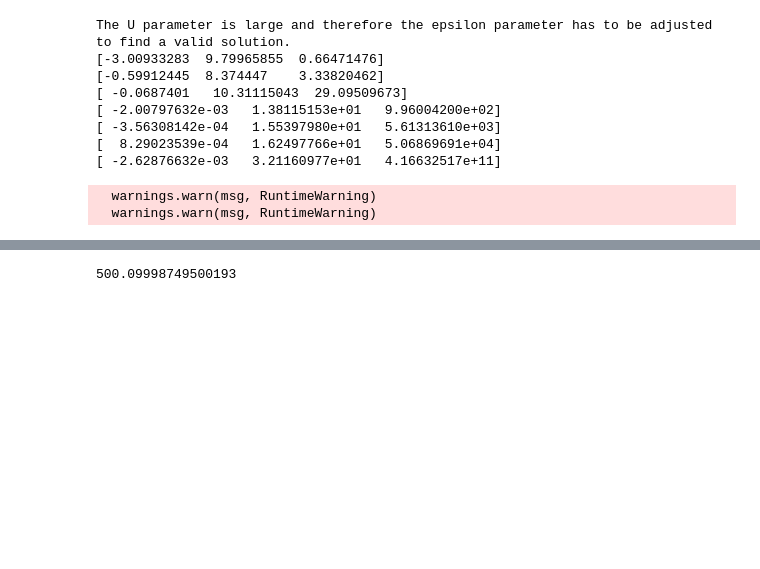
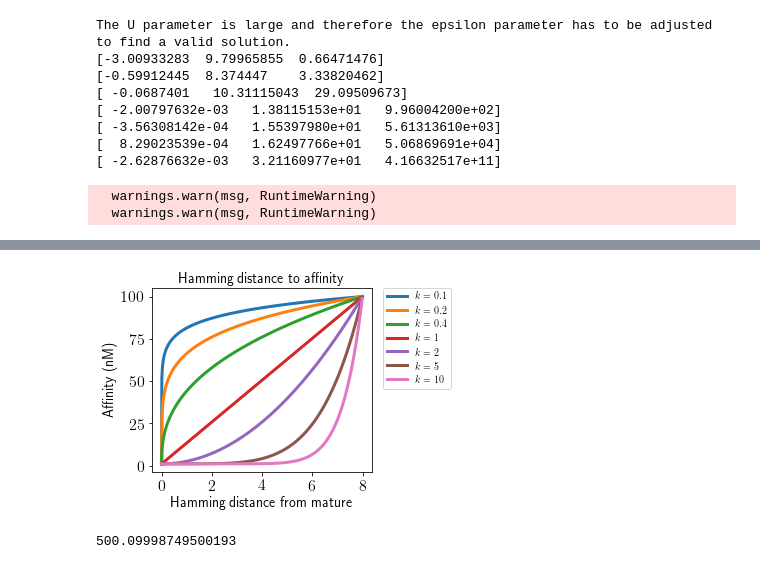
Before and after one commit to matsengrp/gctree, a Jupyter notebook: notebooks/affinity_solver.ipynb, the cells around one changed output, grey strips where cells are left out. Cells and saved outputs as stored; diff of their text form; code cells hidden in the pictures; blank space fills up the shorter version.

```diff
--- a/notebooks/affinity_solver.ipynb
+++ b/notebooks/affinity_solver.ipynb
@@ -336,3 +340,50 @@ plt.show()
+# %%
+import matplotlib.pyplot as plt
+from matplotlib import rc
+
+font = {'weight' : 'bold'}
+rc('font', **font)  # pass in the font dict as kwargs
+# hfont = {'fontname':'Helvetica'}
+hfont = {}
+
+rc('text', usetex=True)
+fig = plt.figure()
+ax = plt.subplot(111)
+
+m = 1
+n = 100
+dm = 8
+def Af(d, dm, m, n, k): return(m + d**k * (n - m)/dm**k)
+ks = [0.1, 0.2, 0.4, 1, 2, 5, 10]
+#ks = [2]
+for i in ks:
+    t = np.arange(0, dm, 0.01)
+    s = Af(t, dm, m, n, i)
+    ax.plot(t, s, lw=3, label=r'$k = {}$'.format(i))
+    plt.legend(bbox_to_anchor=(1.05, 1), loc=2, borderaxespad=0)
+
+
+# Shrink current axis by 20%
+box = ax.get_position()
+box.y0 = 0.17
+box.x0 = 0.17
+ax.set_position([box.x0, box.y0, box.width * 0.7, box.height*0.9])
+
+plt.tick_params(axis='both', which='both', labelsize=16)
+
+tick_locs = [0, 2, 4, 6, 8]
+plt.xticks(tick_locs, [r"$%s$" % x for x in tick_locs])
+
+tick_locs = [0, 25, 50, 75, 100]
+plt.yticks(tick_locs, [r"$%s$" % x for x in tick_locs])
+
+plt.ylabel(r'Affinity (nM)', fontsize=14)
+plt.xlabel(r'Hamming distance from mature', fontsize=14)
+plt.title(r'Hamming distance to affinity', fontsize=14)
+fig.savefig('hd2affy.pdf')
+plt.show()
+# %% [output]
+[figure, added]
 # %%
 def A_total_fun(A, B_total, Kd_n): return(A + np.sum(B_total/(1+Kd_n/A)))
 
```
Also changed, not shown: parts of 4 cells of this notebook.
